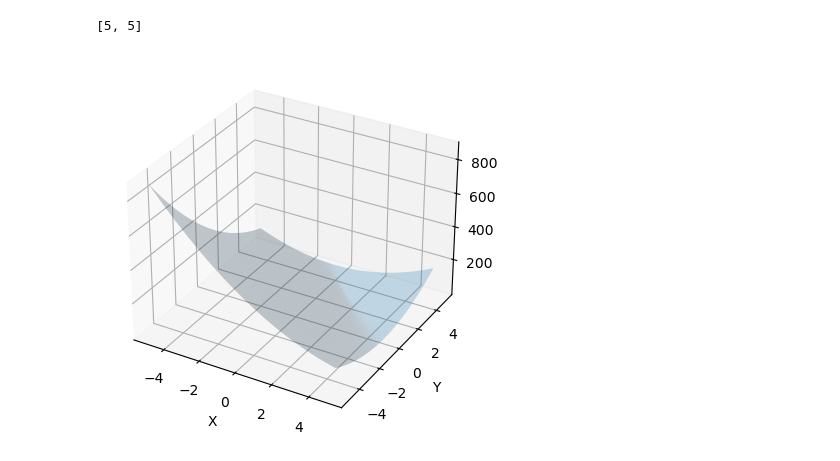
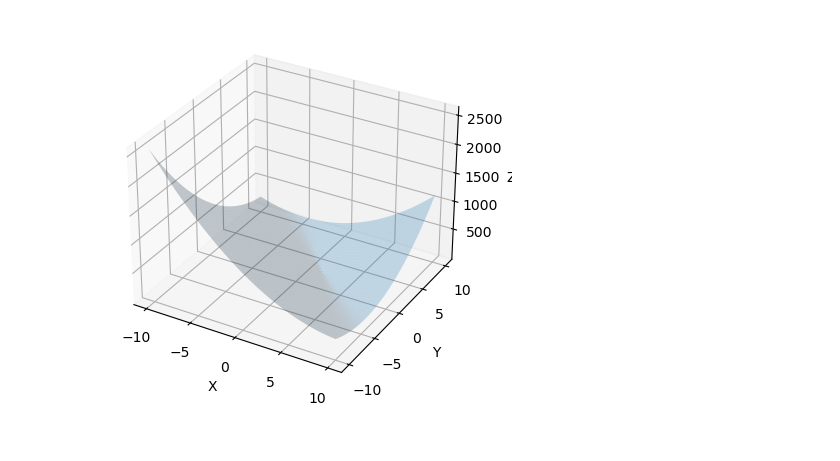
Before and after one commit to IvanPants/ML, a Jupyter notebook: Lr_1/Lr1.ipynb, the cells around one changed output. Saved outputs shown, nothing was run; the diff lists cells and outputs as text; code cells hidden in the pictures.

```diff
--- a/Lr_1/Lr1.ipynb
+++ b/Lr_1/Lr1.ipynb
@@ -73,10 +94,7 @@ class drow_classical_gd(DrowFunction):
-# %%
-b = BoothFunction()
-print(b.start)
-d1 = DrowFunction()
-d1.create_graph(b)
-# %% [output]
-[5, 5]
-[figure, removed]
+# %%
+b = BoothFunction()
+draw_graph(b)
+# %% [output]
+[figure, added]
 # %%
 e = EckleyFunction()
```
Also changed, not shown: parts of 28 cells of this notebook.
